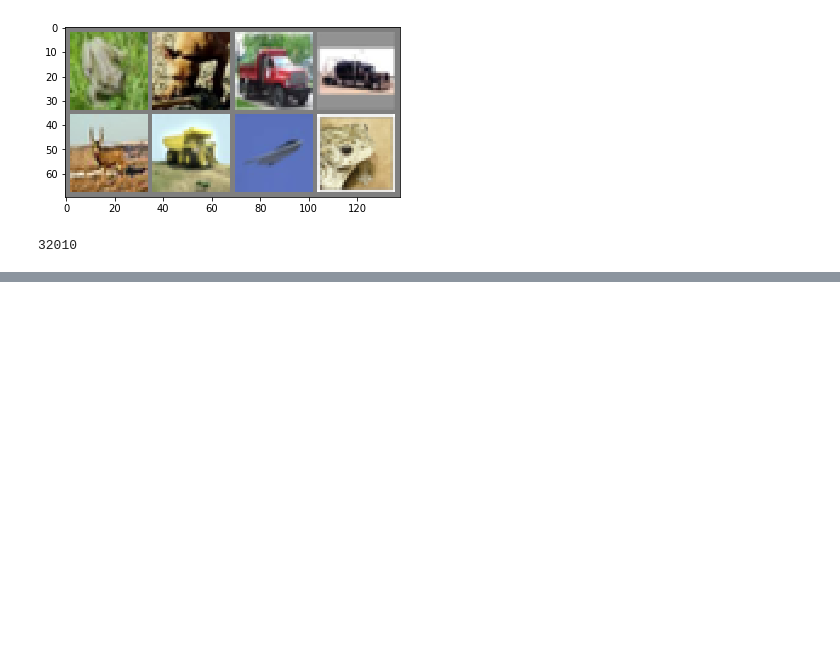
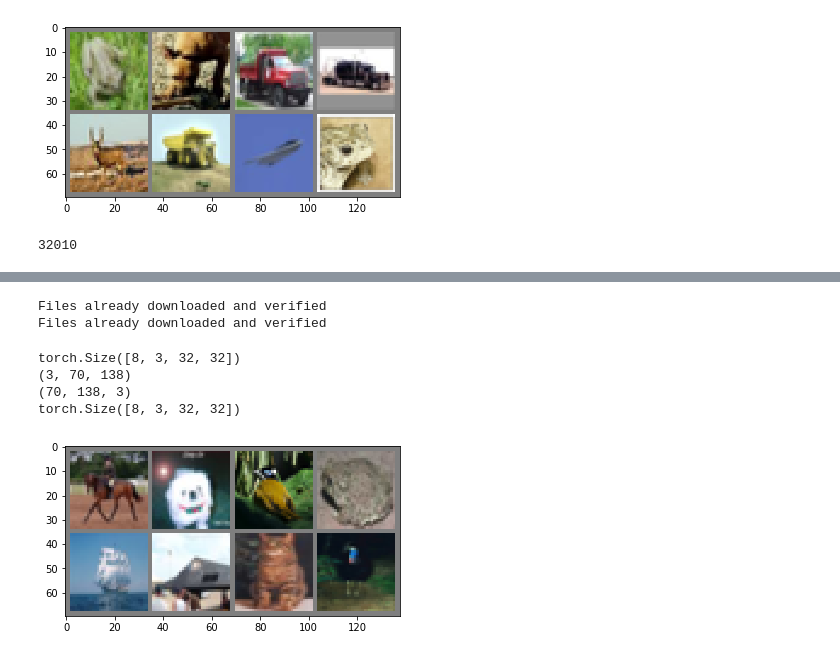
Before and after one commit to sain0722/TIL, a Jupyter notebook: pytorch/torch_practice2.ipynb, the cells around one changed output, grey strips where cells are left out. Saved outputs shown, nothing was run; the diff lists cells and outputs as text; code cells hidden in the pictures; blank space fills up the shorter version.

```diff
--- a/pytorch/torch_practice2.ipynb
+++ b/pytorch/torch_practice2.ipynb
@@ -125,0 +147,39 @@ len(trainset)
+# %%
+trainset = torchvision.datasets.CIFAR10(root="./data",
+                                       train=True,
+                                       download=True,
+                                       transform=transform)
+
+testset = torchvision.datasets.CIFAR10(root="./data",
+                                      train=False,
+                                      download=True,
+                                      transform=transform)
+# %% [output]
+Files already downloaded and verified
+Files already downloaded and verified
+# %%
+trainloader = DataLoader(trainset, batch_size=8, shuffle=True, num_workers=2)
+# %%
+def imshow(img):
+    img = img / 2 + 0.5 # unnormalize
+    np_img = img.numpy()
+    #plt.imshow(np_img)
+
+    # ToTensor() 에서 이미지가 H X W X C 에서, C * H * W로 바뀌는데, 이걸 다시 H * W * C로 바꾸는 작업
+    plt.imshow(np.transpose(np_img, (1, 2, 0)))
+
+    print(np_img.shape)
+    print((np.transpose(np_img, (1, 2, 0))).shape)
+# %%
+dataiter = iter(trainloader)
+images, labels = dataiter.next()
+# %%
+print(images.shape)
+imshow(torchvision.utils.make_grid(images, nrow=4))
+print(images.shape)
+# %% [output]
+torch.Size([8, 3, 32, 32])
+(3, 70, 138)
+(70, 138, 3)
+torch.Size([8, 3, 32, 32])
+[figure, added]
```
Also changed, not shown: parts of 13 cells of this notebook, 4 other files.
